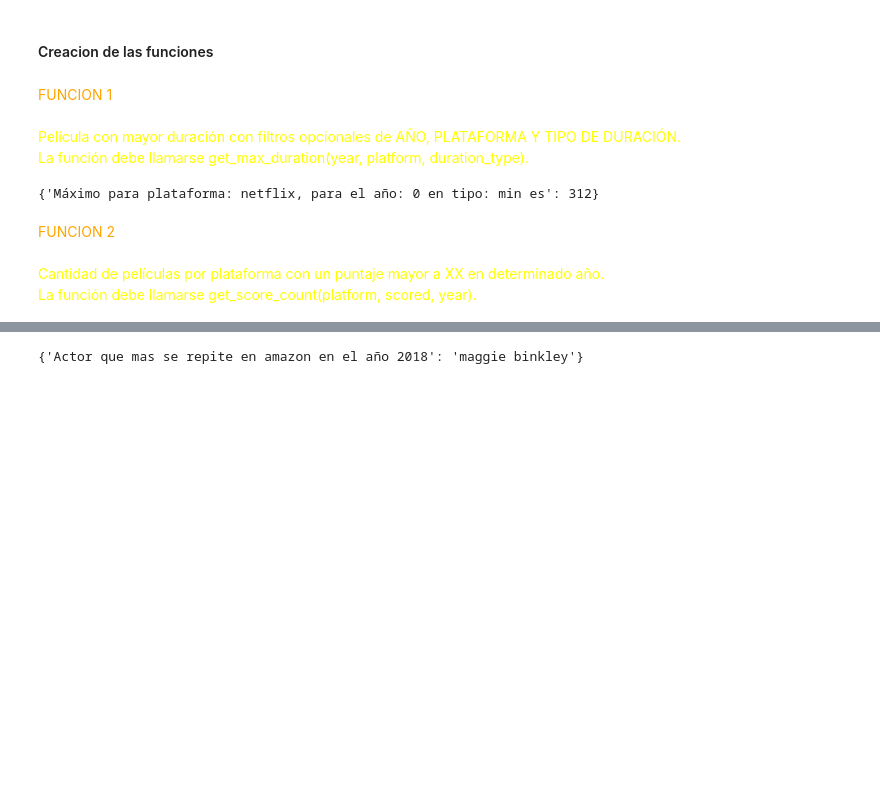
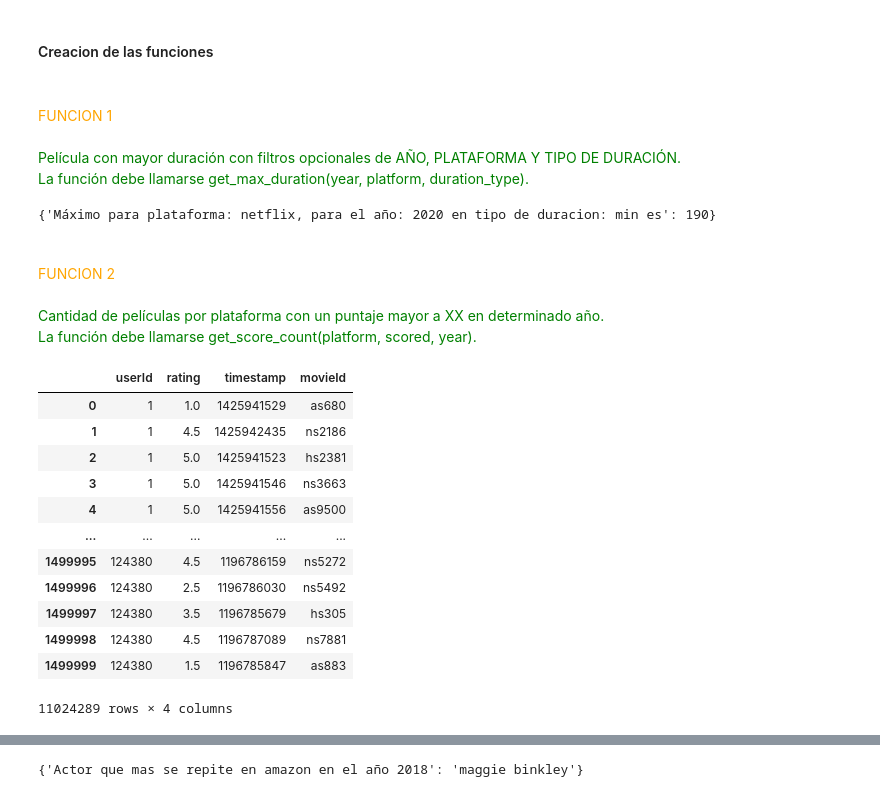
Before and after one commit to alebusquet/PI01_Data08, a Jupyter notebook: PI01.ipynb, the cells around one changed output, grey strips where cells are left out. Cells and saved outputs as stored; diff of their text form; code cells hidden in the pictures; blank space fills up the shorter version.

```diff
--- a/PI01.ipynb
+++ b/PI01.ipynb
@@ -413,9 +433,10 @@ pip freeze --all
 # %% [markdown]
 <font color='orange'>
+<br>
 FUNCION 1<br><br>
 </font>
 
-<font color='yellow'>
+<font color='green'>
 Película con mayor duración con filtros opcionales de AÑO, PLATAFORMA Y TIPO DE DURACIÓN. <br>
 La función debe llamarse get_max_duration(year, platform, duration_type).
 </font>
@@ -444,14 +471,15 @@ def get_max_duration(year: int, platform: str, duration_type:str):
 # %%
 # Pruebo la funcion.
-get_max_duration(0, "netflix", "min")
+get_max_duration(2020, "netflix", "min")
 # %% [output]
-{'Máximo para plataforma: netflix, para el año: 0 en tipo: min es': 312}
+{'Máximo para plataforma: netflix, para el año: 2020 en tipo de duracion: min es': 190}
 # %% [markdown]
 <font color='orange'>
+<br>
 FUNCION 2<br><br>
 </font>
 
-<font color='yellow'>
+<font color='green'>
 Cantidad de películas por plataforma con un puntaje mayor a XX en determinado año.<br>
 La función debe llamarse get_score_count(platform, scored, year).
 </font>
@@ -469,6 +497,22 @@ df8 = pd.read_csv("./Datasets/ratings/8.csv")
 
 # Los reuno en uno solo.
 df_concat = pd.concat([df1, df2, df3, df4, df5, df6, df7, df8], axis=0)
+# %%
+df_concat
+# %% [output]
+|  | userId | rating | timestamp | movieId |
+| 0 | 1 | 1.0 | 1425941529 | as680 |
+| 1 | 1 | 4.5 | 1425942435 | ns2186 |
+| 2 | 1 | 5.0 | 1425941523 | hs2381 |
+| 3 | 1 | 5.0 | 1425941546 | ns3663 |
+| 4 | 1 | 5.0 | 1425941556 | as9500 |
+| ... | ... | ... | ... | ... |
+| 1499995 | 124380 | 4.5 | 1196786159 | ns5272 |
+| 1499996 | 124380 | 2.5 | 1196786030 | ns5492 |
+| 1499997 | 124380 | 3.5 | 1196785679 | hs305 |
+| 1499998 | 124380 | 4.5 | 1196787089 | ns7881 |
+| 1499999 | 124380 | 1.5 | 1196785847 | as883 |
+11024289 rows × 4 columns
 # %%
 # Dejo solo un registro por pelicula, con el promedio de sus puntajes.
 df_promedio = df_concat.groupby("movieId").agg({"userId": "first", "rating": "mean", "timestamp": "first"}).reset_index()
```
Also changed, not shown: parts of 40 cells of this notebook, 4 other files.
